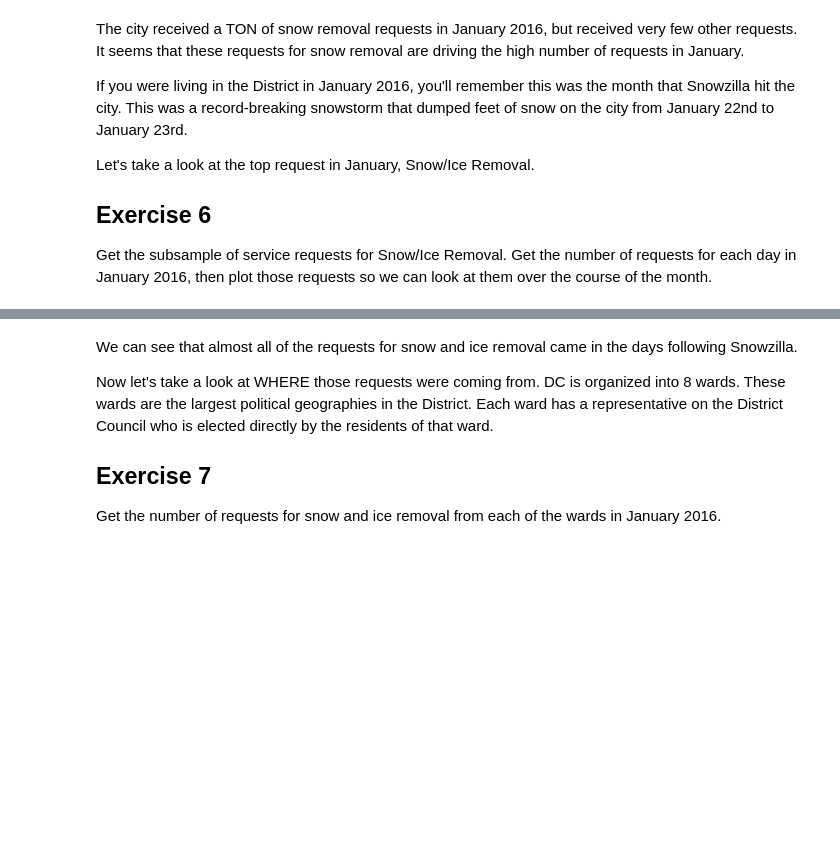
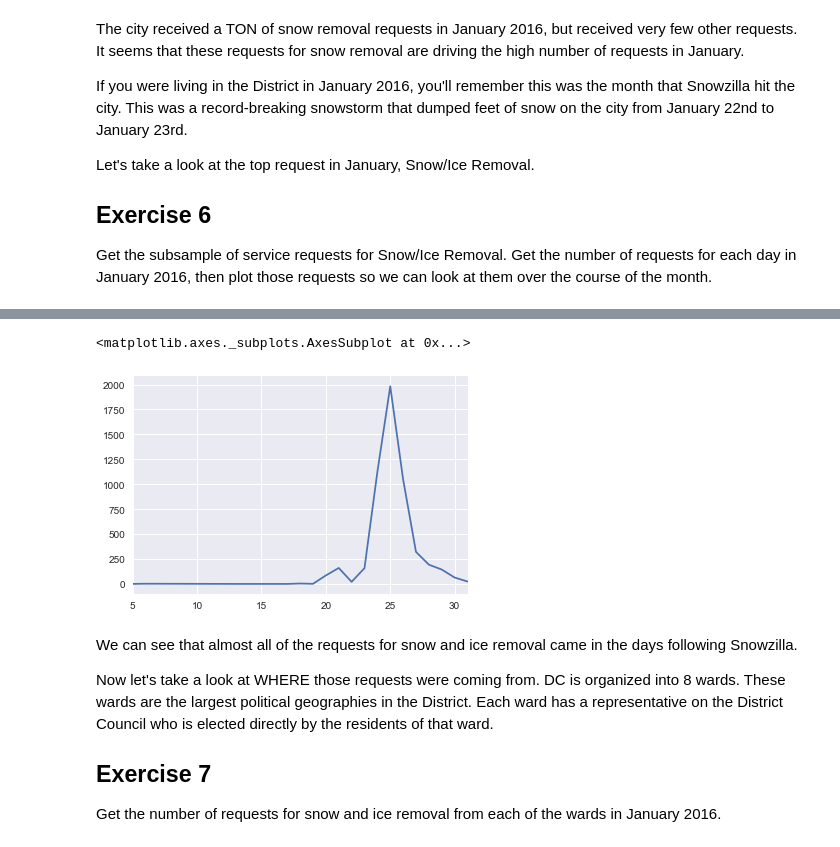
Before and after one commit to dspp-gwu/assignment-03-data-viz-CLandauGWU, a Jupyter notebook: lesson_03.ipynb, the cells around one changed output, grey strips where cells are left out. Drawn from its saved outputs; the diff is of its cells as text; code cells hidden in the pictures; blank space fills up the shorter version.

```diff
--- a/lesson_03.ipynb
+++ b/lesson_03.ipynb
@@ -46,6 +116,6 @@ We can see that January does, indeed, look anomalous. After spiking in January,
 
 Let's take a look at what's happening in January. We can focus in on January by selecting the subset of our service requests that came in January.
 # %%
-jan_requests = df[df.request_date.dt.month==1]
+jan_requests = serv[serv.request_date.dt.month==1]
 print(jan_requests.request_date.min())
 print(jan_requests.request_date.max())
@@ -74,3 +187,5 @@ Let's take a look at the top request in January, Snow/Ice Removal.
 ## Exercise 6
 
 Get the subsample of service requests for Snow/Ice Removal. Get the number of requests for each day in January 2016, then plot those requests so we can look at them over the course of the month.
+# %%
+snow_req = jan_requests[jan_requests.SERVICECODEDESCRIPTION== 'Snow/Ice Removal']
@@ -77,3 +214,9 @@ Get the subsample of service requests for Snow/Ice Removal. Get the number of re
+# %%
+cont = snow_req.request_date.dt.day.value_counts()
+cont[:].sort_index().plot()
+# %% [output]
+<matplotlib.axes._subplots.AxesSubplot at 0x...>
+[figure, added]
 # %% [markdown]
 We can see that almost all of the requests for snow and ice removal came in the days following Snowzilla.
 
```
Also changed, not shown: parts of 22 cells of this notebook.
